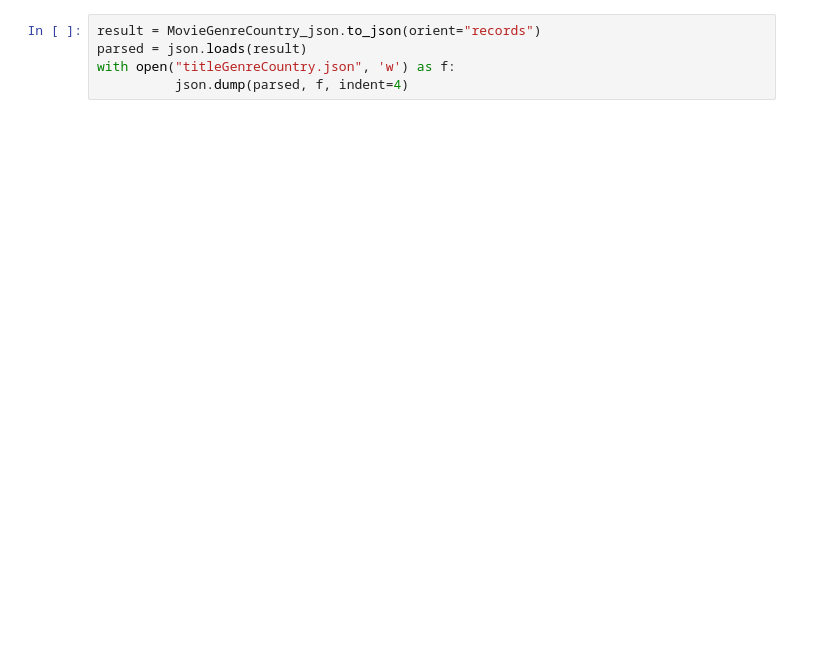
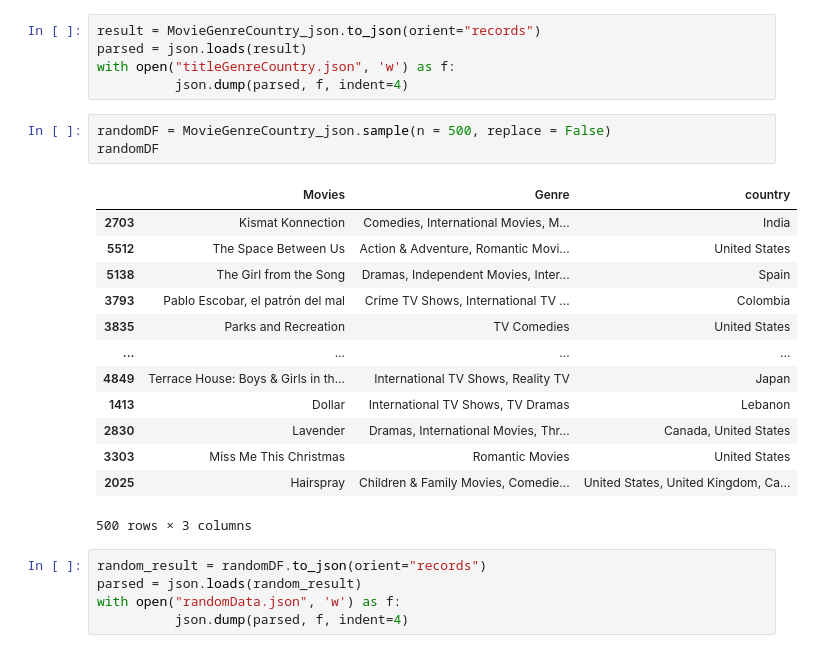
Before and after one commit to kartikay89/Data-Analysis, a Jupyter notebook: Netflix.ipynb, the cells around one changed output. Cells and saved outputs as stored; diff of their text form; blank space fills up the shorter version.

```diff
--- a/Netflix.ipynb
+++ b/Netflix.ipynb
@@ -422,3 +440,25 @@ result = MovieGenreCountry_json.to_json(orient="records")
 parsed = json.loads(result)
 with open("titleGenreCountry.json", 'w') as f:
           json.dump(parsed, f, indent=4)
+# %%
+randomDF = MovieGenreCountry_json.sample(n = 500, replace = False)
+randomDF
+# %% [output]
+|  | Movies | Genre | country |
+| 2703 | Kismat Konnection | Comedies, International Movies, M... | India |
+| 5512 | The Space Between Us | Action & Adventure, Romantic Movi... | United States |
+| 5138 | The Girl from the Song | Dramas, Independent Movies, Inter... | Spain |
+| 3793 | Pablo Escobar, el patrón del mal | Crime TV Shows, International TV ... | Colombia |
+| 3835 | Parks and Recreation | TV Comedies | United States |
+| ... | ... | ... | ... |
+| 4849 | Terrace House: Boys & Girls in th... | International TV Shows, Reality TV | Japan |
+| 1413 | Dollar | International TV Shows, TV Dramas | Lebanon |
+| 2830 | Lavender | Dramas, International Movies, Thr... | Canada, United States |
+| 3303 | Miss Me This Christmas | Romantic Movies | United States |
+| 2025 | Hairspray | Children & Family Movies, Comedie... | United States, United Kingdom, Ca... |
+500 rows × 3 columns
+# %%
+random_result = randomDF.to_json(orient="records")
+parsed = json.loads(random_result)
+with open("randomData.json", 'w') as f:
+          json.dump(parsed, f, indent=4)
```
Also changed, not shown: parts of 4 cells of this notebook.
